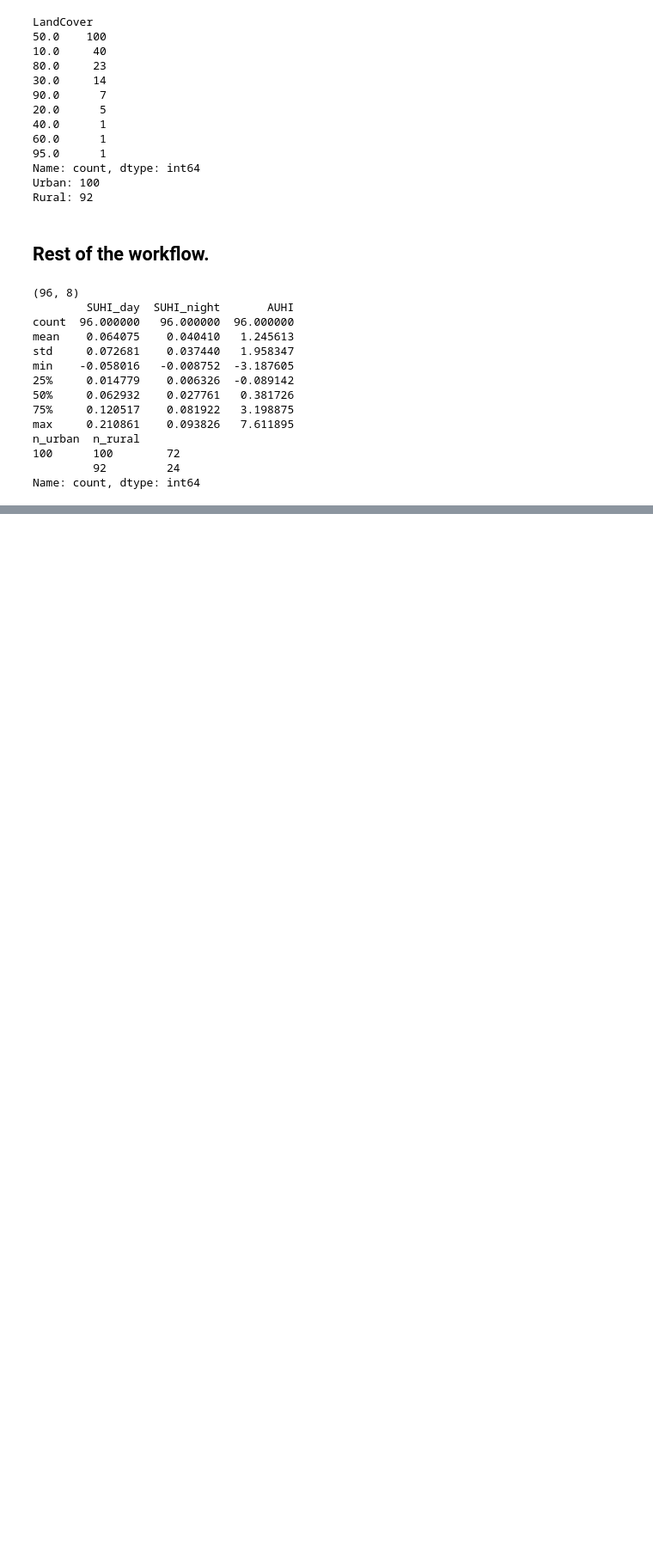
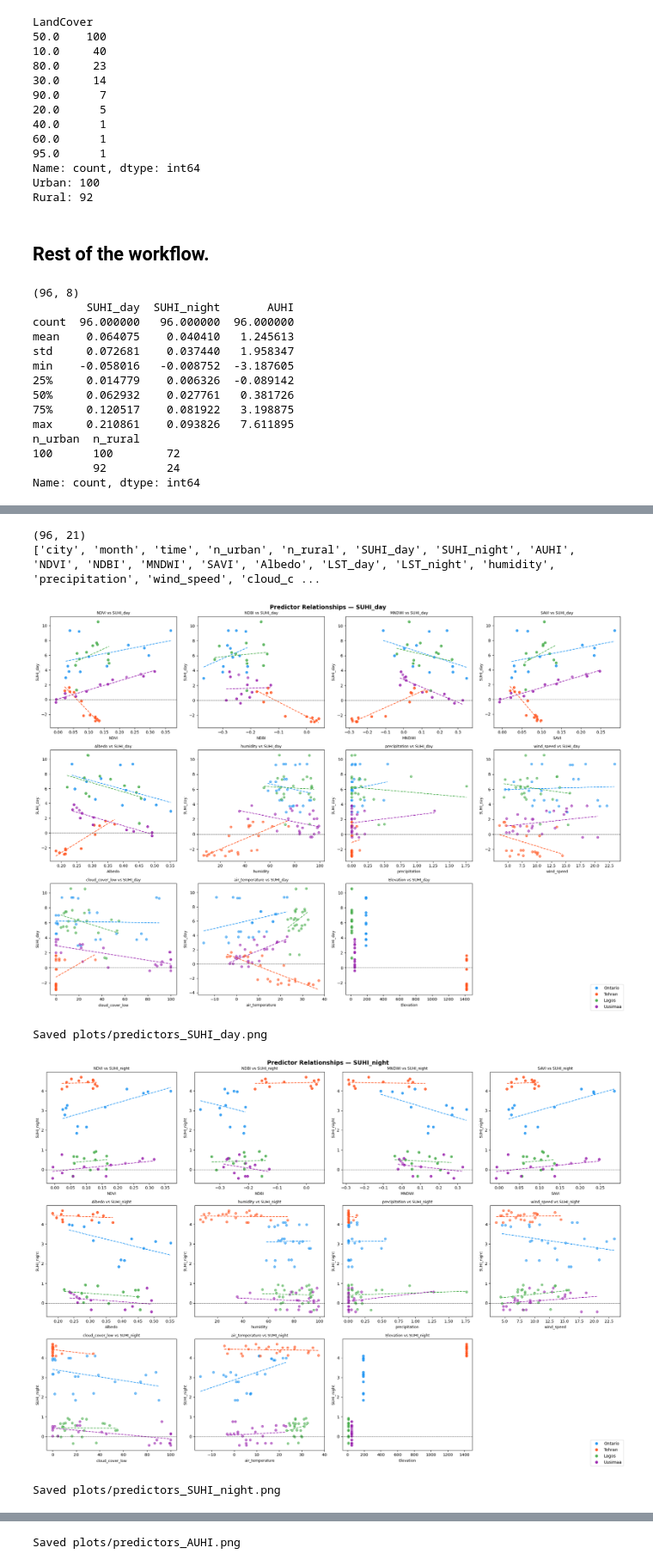
Before and after one commit to Peplinn/uhi-modelling, a Jupyter notebook: playground.ipynb, the cells around one changed output, grey strips where cells are left out. Shown at 86% size. Drawn from its saved outputs; the diff is of its cells as text; code cells hidden in the pictures; blank space fills up the shorter version.

```diff
--- a/playground.ipynb
+++ b/playground.ipynb
@@ -508,0 +537,73 @@ dtype: int64
+# %%
+predictors = uhi_data.groupby(["city", "month", "time"]).agg(
+    NDVI=("NDVI", "mean"),
+    NDBI=("NDBI", "mean"),
+    MNDWI=("MNDWI", "mean"),
+    SAVI=("SAVI", "mean"),
+    Albedo=("Albedo", "mean"),
+    LST_day=("LST_day", "mean"),
+    LST_night=("LST_night", "mean"),
+    humidity=("humidity", "mean"),
+    precipitation=("precipitation", "mean"),
+    wind_speed=("wind_speed", "mean"),
+    cloud_cover_low=("cloud_cover_low", "mean"),
+    air_temperature=("air_temperature", "mean"),
+    Elevation=("Elevation", "mean")
+).reset_index()
+
+eda_df = uhi_intensity.merge(predictors, on=["city", "month", "time"], how="left")
+print(eda_df.shape)
+print(eda_df.columns.tolist())
+# %% [output]
+(96, 21)
+['city', 'month', 'time', 'n_urban', 'n_rural', 'SUHI_day', 'SUHI_night', 'AUHI', 'NDVI', 'NDBI', 'MNDWI', 'SAVI', 'Albedo', 'LST_day', 'LST_night', 'humidity', 'precipitation', 'wind_speed', 'cloud_c ...
+# %%
+import matplotlib.pyplot as plt
+import numpy as np
+
+predictors = ["NDVI", "NDBI", "MNDWI", "SAVI", "Albedo",
+              "humidity", "precipitation", "wind_speed",
+              "cloud_cover_low", "air_temperature", "Elevation"]
+
+targets = ["SUHI_day", "SUHI_night", "AUHI"]
+colors = {"Ontario": "#2196F3", "Tehran": "#FF5722", "Lagos": "#4CAF50", "Uusimaa": "#9C27B0"}
+
+for target in targets:
+    fig, axes = plt.subplots(3, 4, figsize=(20, 14))
+    axes = axes.flatten()
+
+    for i, predictor in enumerate(predictors):
+        ax = axes[i]
+        for city, color in colors.items():
+            subset = eda_df[eda_df["city"] == city]
+            ax.scatter(subset[predictor], subset[target],
+                      color=color, alpha=0.6, s=30, label=city)
+            # Add trend line per city
+            z = np.polyfit(subset[predictor], subset[target], 1)
+            p = np.poly1d(z)
+            x_sorted = np.sort(subset[predictor])
+            ax.plot(x_sorted, p(x_sorted), color=color, linewidth=1.5, linestyle="--")
+
+        ax.set_xlabel(predictor, fontsize=9)
+        ax.set_ylabel(target, fontsize=9)
+        ax.axhline(0, color="black", linewidth=0.5, linestyle="--")
+        ax.set_title(f"{predictor} vs {target}", fontsize=9)
+
+    # Hide unused subplot
+    axes[-1].set_visible(False)
+
+    handles = [plt.Line2D([0], [0], marker='o', color='w',
+               markerfacecolor=color, markersize=8, label=city)
+               for city, color in colors.items()]
+    fig.legend(handles=handles, loc="lower right", fontsize=10)
+
+    fig.suptitle(f"Predictor Relationships — {target}", fontsize=14, fontweight="bold")
+    plt.tight_layout()
+    plt.savefig(f"plots/predictors_{target}.png", dpi=150, bbox_inches="tight")
+    plt.show()
+    print(f"Saved plots/predictors_{target}.png")
+# %% [output]
+[figure, added]
+Saved plots/predictors_SUHI_day.png
+[figure, added]
+Saved plots/predictors_SUHI_night.png
@@ -508,0 +611 @@ dtype: int64
+Saved plots/predictors_AUHI.png
```
Also changed, not shown: parts of 23 cells of this notebook, 2 other files.
